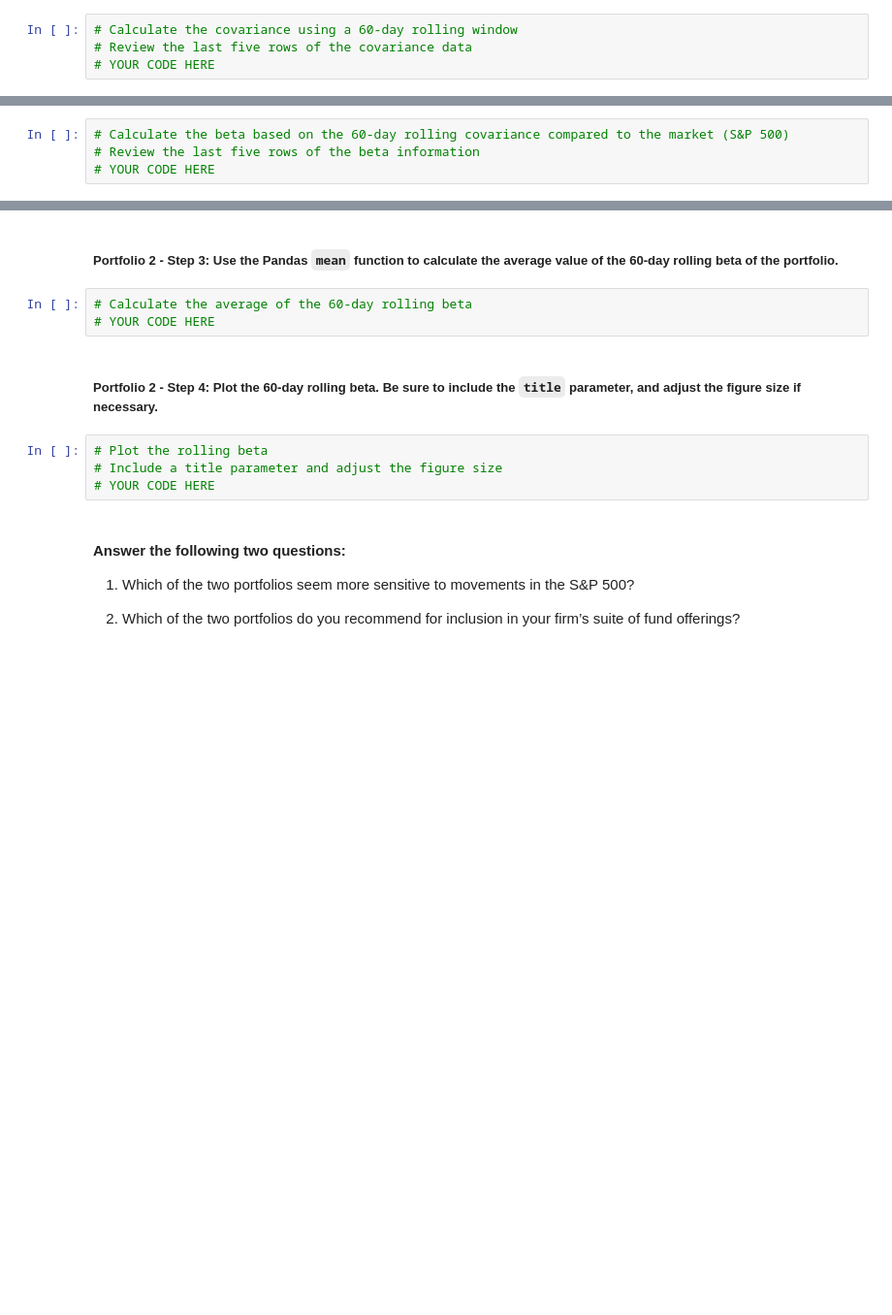
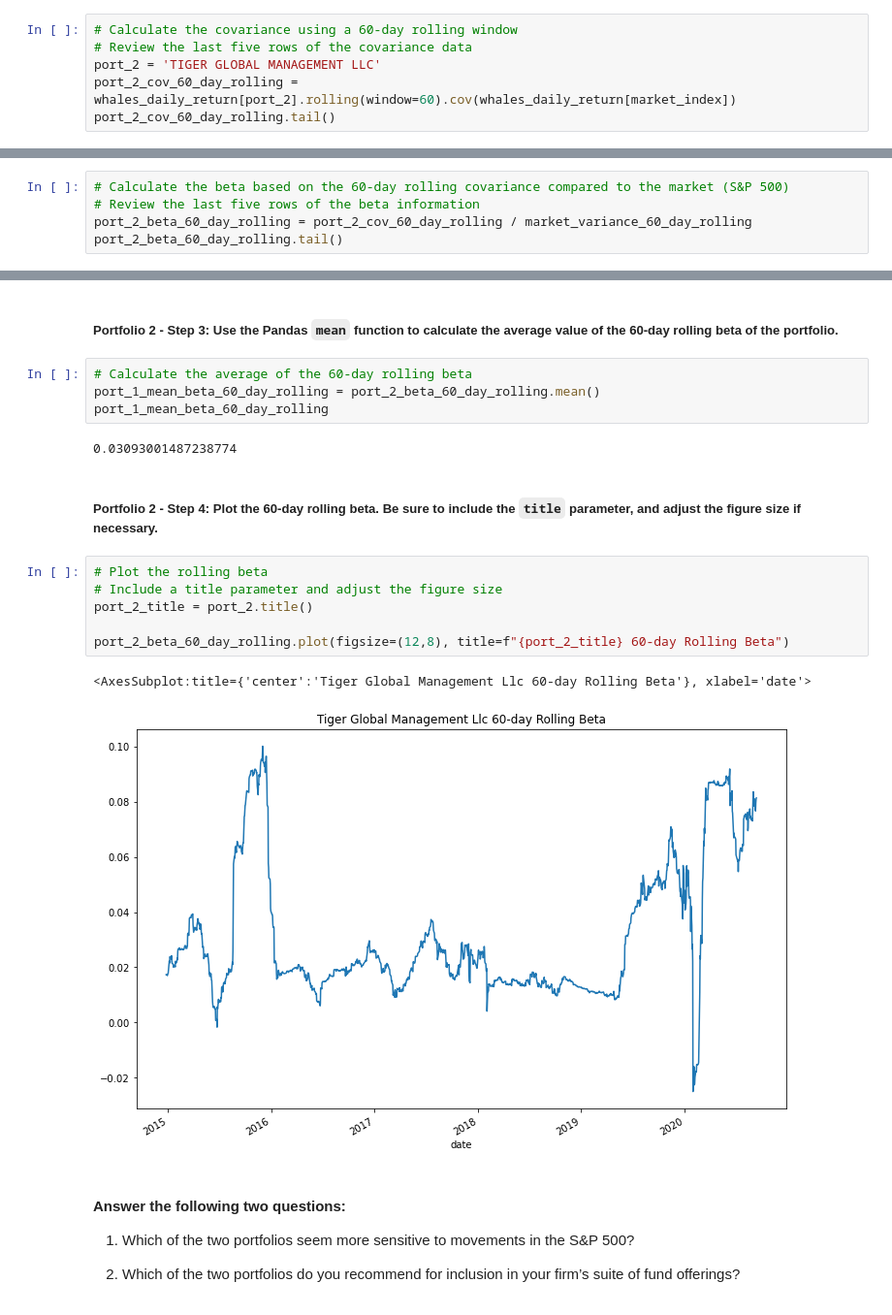
Before and after one commit to rjohnson617/whale_analysis, a Jupyter notebook: risk_return_analysis.ipynb, the cells around one changed output, grey strips where cells are left out. Shown at 97% size. Cells and saved outputs as stored; diff of their text form; blank space fills up the shorter version.

```diff
--- a/risk_return_analysis.ipynb
+++ b/risk_return_analysis.ipynb
@@ -398,4 +435,6 @@ Your analysis is nearing completion. Now, you need to evaluate how the portfolio
 # %%
 # Calculate the covariance using a 60-day rolling window
 # Review the last five rows of the covariance data
-# YOUR CODE HERE
+port_2 = 'TIGER GLOBAL MANAGEMENT LLC'
+port_2_cov_60_day_rolling = whales_daily_return[port_2].rolling(window=60).cov(whales_daily_return[market_index])
+port_2_cov_60_day_rolling.tail()
@@ -404,4 +451,5 @@ Your analysis is nearing completion. Now, you need to evaluate how the portfolio
 # %%
 # Calculate the beta based on the 60-day rolling covariance compared to the market (S&P 500)
 # Review the last five rows of the beta information
-# YOUR CODE HERE
+port_2_beta_60_day_rolling = port_2_cov_60_day_rolling / market_variance_60_day_rolling
+port_2_beta_60_day_rolling.tail()
@@ -409,13 +465,21 @@ Your analysis is nearing completion. Now, you need to evaluate how the portfolio
 ##### Portfolio 2 - Step 3: Use the Pandas `mean` function to calculate the average value of the 60-day rolling beta of the portfolio.
 # %%
 # Calculate the average of the 60-day rolling beta
-# YOUR CODE HERE
+port_1_mean_beta_60_day_rolling = port_2_beta_60_day_rolling.mean()
+port_1_mean_beta_60_day_rolling
+# %% [output]
+0.03093001487238774
 # %% [markdown]
 ##### Portfolio 2 - Step 4: Plot the 60-day rolling beta. Be sure to include the `title` parameter, and adjust the figure size if necessary.
 # %%
 # Plot the rolling beta
 # Include a title parameter and adjust the figure size
-# YOUR CODE HERE
+port_2_title = port_2.title()
+
+port_2_beta_60_day_rolling.plot(figsize=(12,8), title=f"{port_2_title} 60-day Rolling Beta")
+# %% [output]
+<AxesSubplot:title={'center':'Tiger Global Management Llc 60-day Rolling Beta'}, xlabel='date'>
+[figure, added]
 # %% [markdown]
 #### Answer the following two questions:
 
```
Also changed, not shown: parts of 12 cells of this notebook, 5 other files.
